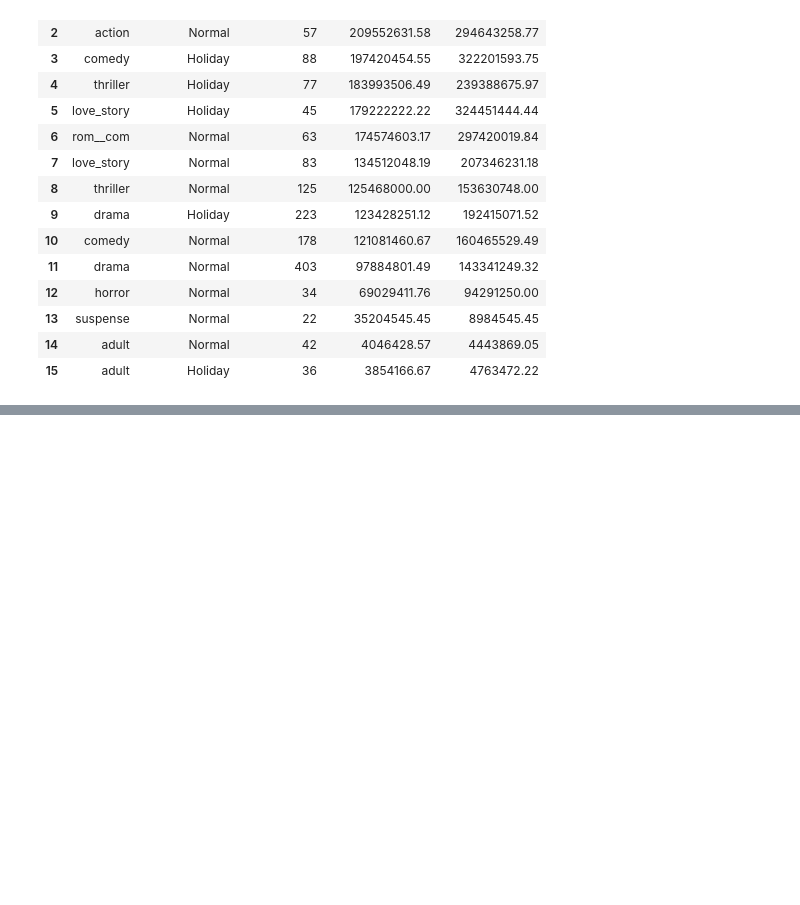
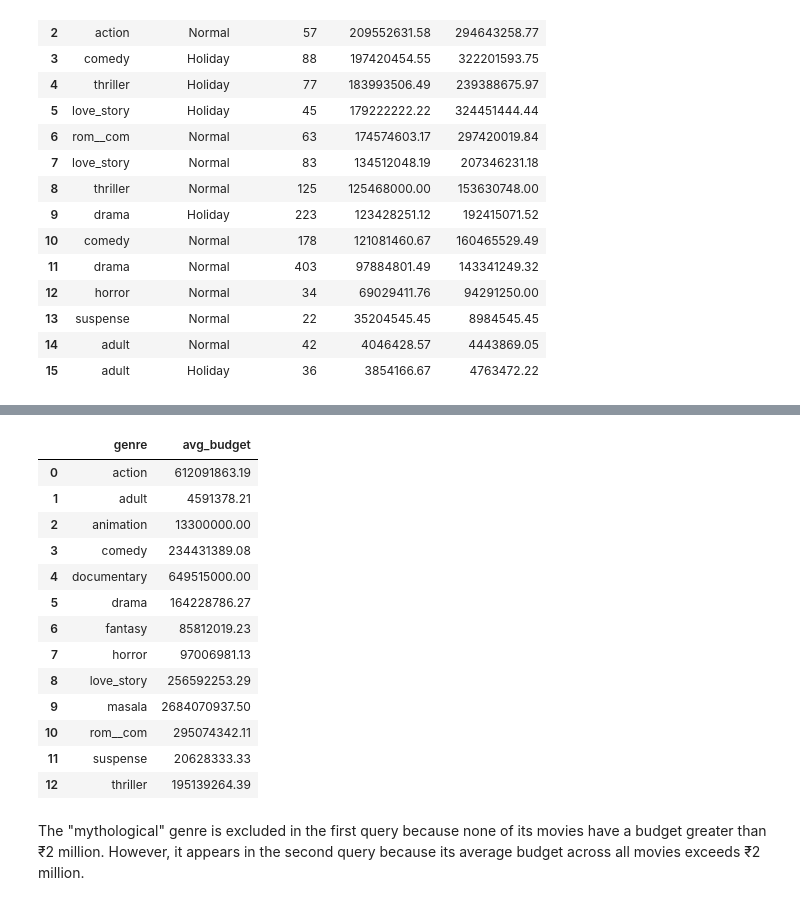
Before and after one commit to bdi475/textbook, a Jupyter notebook: content/sql-aggregations.ipynb, the cells around one changed output, grey strips where cells are left out. Saved outputs shown, nothing was run; the diff lists cells and outputs as text; code cells hidden in the pictures; blank space fills up the shorter version.

```diff
--- a/content/sql-aggregations.ipynb
+++ b/content/sql-aggregations.ipynb
@@ -545,0 +588,29 @@ Similarly, you can only filter with `HAVING num_movies >= 20` after the aggregat
+# %%
+query_using_HAVING = """
+SELECT
+    genre,
+    AVG(budget_in_INR) AS avg_budget
+FROM movies
+GROUP BY genre
+HAVING AVG(budget_in_INR) > 2000000;
+"""
+
+df_result = pd.read_sql_query(query_using_HAVING, con=conn)
+display(df_result)
+# %% [output]
+|  | genre | avg_budget |
+| 0 | action | 612091863.19 |
+| 1 | adult | 4591378.21 |
+| 2 | animation | 13300000.00 |
+| 3 | comedy | 234431389.08 |
+| 4 | documentary | 649515000.00 |
+| 5 | drama | 164228786.27 |
+| 6 | fantasy | 85812019.23 |
+| 7 | horror | 97006981.13 |
+| 8 | love_story | 256592253.29 |
+| 9 | masala | 2684070937.50 |
+| 10 | rom__com | 295074342.11 |
+| 11 | suspense | 20628333.33 |
+| 12 | thriller | 195139264.39 |
+# %% [markdown]
+The "mythological" genre is excluded in the first query because none of its movies have a budget greater than ₹2 million. However, it appears in the second query because its average budget across all movies exceeds ₹2 million.
```
Also changed, not shown: parts of 8 cells of this notebook, 1 other file.
